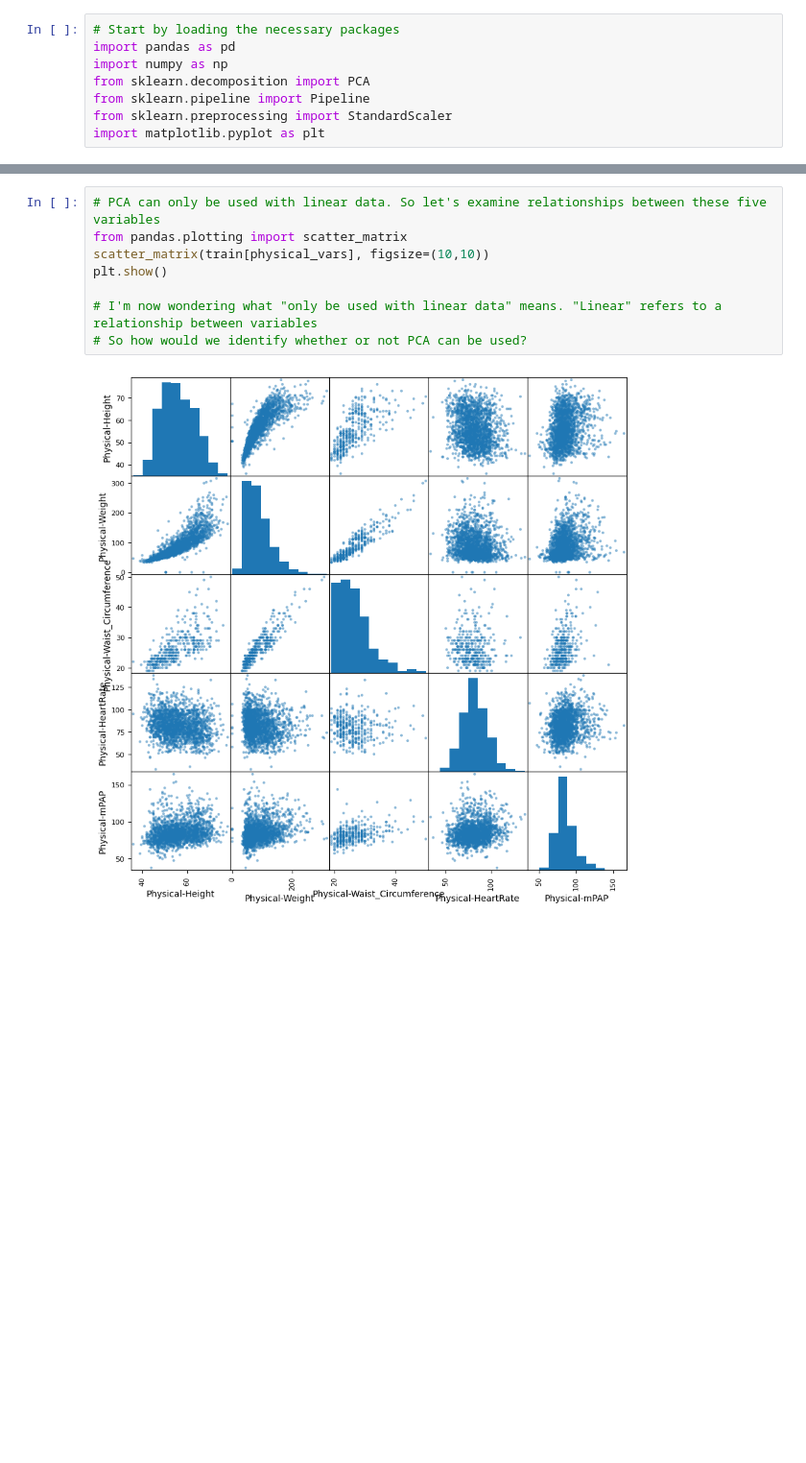
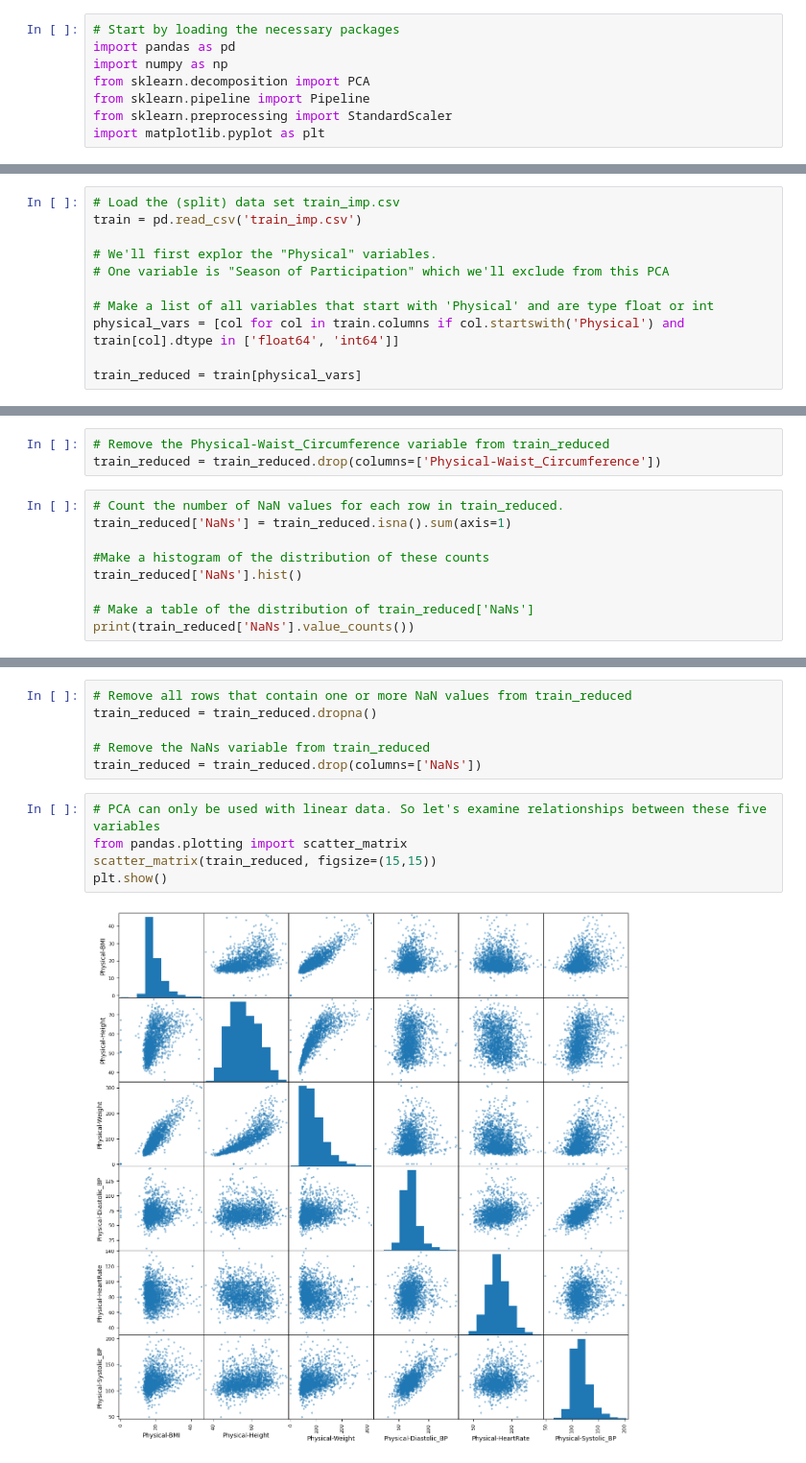
Before and after one commit to aarondweinberg/CMI_problematic_internet_use, a Jupyter notebook: EDA_PCA_AW.ipynb, the cells around one changed output, grey strips where cells are left out. Shown at 96% size. Saved outputs shown, nothing was run; the diff lists cells and outputs as text; blank space fills up the shorter version.

```diff
--- a/EDA_PCA_AW.ipynb
+++ b/EDA_PCA_AW.ipynb
@@ -51,0 +24,11 @@ print(physical_vars)
+# %%
+# Load the (split) data set train_imp.csv
+train = pd.read_csv('train_imp.csv')
+
+# We'll first explor the "Physical" variables.
+# One variable is "Season of Participation" which we'll exclude from this PCA
+
+# Make a list of all variables that start with 'Physical' and are type float or int
+physical_vars = [col for col in train.columns if col.startswith('Physical') and train[col].dtype in ['float64', 'int64']]
+
+train_reduced = train[physical_vars]
@@ -51,0 +53,12 @@ print(physical_vars)
+# %%
+# Remove the Physical-Waist_Circumference variable from train_reduced
+train_reduced = train_reduced.drop(columns=['Physical-Waist_Circumference'])
+# %%
+# Count the number of NaN values for each row in train_reduced.
+train_reduced['NaNs'] = train_reduced.isna().sum(axis=1)
+
+#Make a histogram of the distribution of these counts
+train_reduced['NaNs'].hist()
+
+# Make a table of the distribution of train_reduced['NaNs']
+print(train_reduced['NaNs'].value_counts())
@@ -52,10 +84,13 @@ print(physical_vars)
+# %%
+# Remove all rows that contain one or more NaN values from train_reduced
+train_reduced = train_reduced.dropna()
+
+# Remove the NaNs variable from train_reduced
+train_reduced = train_reduced.drop(columns=['NaNs'])
 # %%
 # PCA can only be used with linear data. So let's examine relationships between these five variables
 from pandas.plotting import scatter_matrix
-scatter_matrix(train[physical_vars], figsize=(10,10))
+scatter_matrix(train_reduced, figsize=(15,15))
 plt.show()
-
-# I'm now wondering what "only be used with linear data" means. "Linear" refers to a relationship between variables
-# So how would we identify whether or not PCA can be used?
 # %% [output]
-[figure, old version]
+[figure, new version]
```
Also changed, not shown: parts of 23 cells of this notebook.
